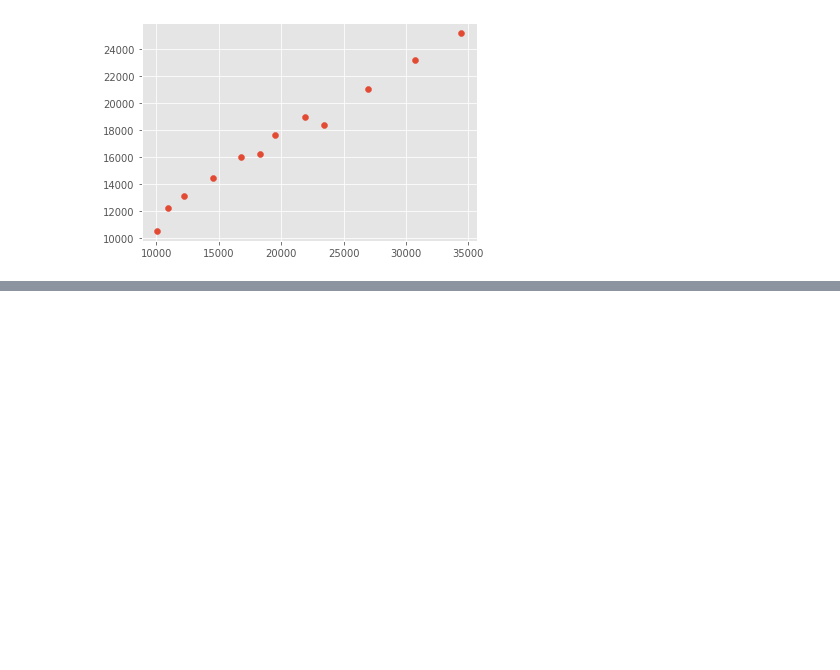
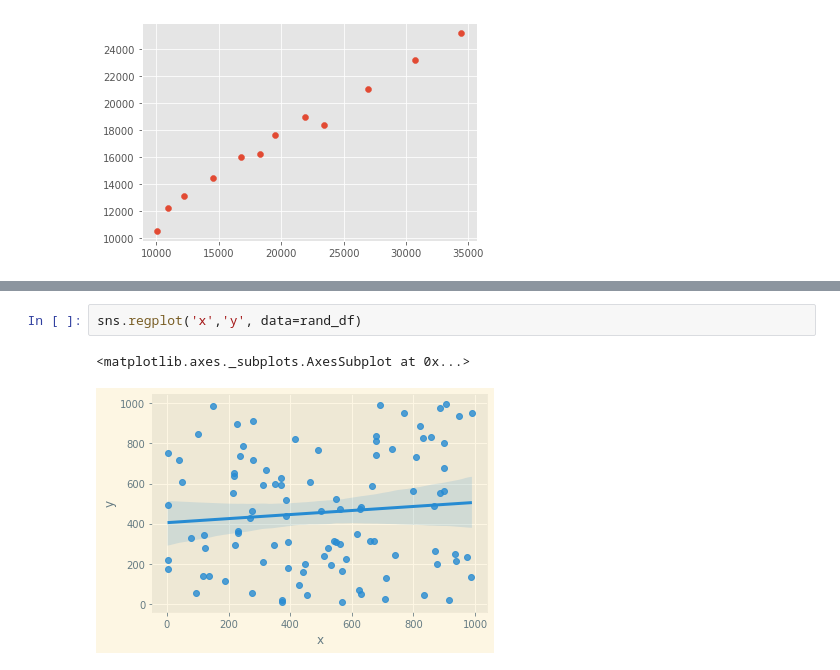
Before and after one commit to trana20/PracComp22, a Jupyter notebook: PracComp22.ipynb, the cells around one changed output, grey strips where cells are left out. Drawn from its saved outputs; the diff is of its cells as text; blank space fills up the shorter version.

```diff
--- a/PracComp22.ipynb
+++ b/PracComp22.ipynb
@@ -584,0 +641,5 @@ plt.style.use(ggp.)
+# %%
+sns.regplot('x','y', data=rand_df)
+# %% [output]
+<matplotlib.axes._subplots.AxesSubplot at 0x...>
+[figure, added]
```
Also changed, not shown: parts of 57 cells of this notebook.
